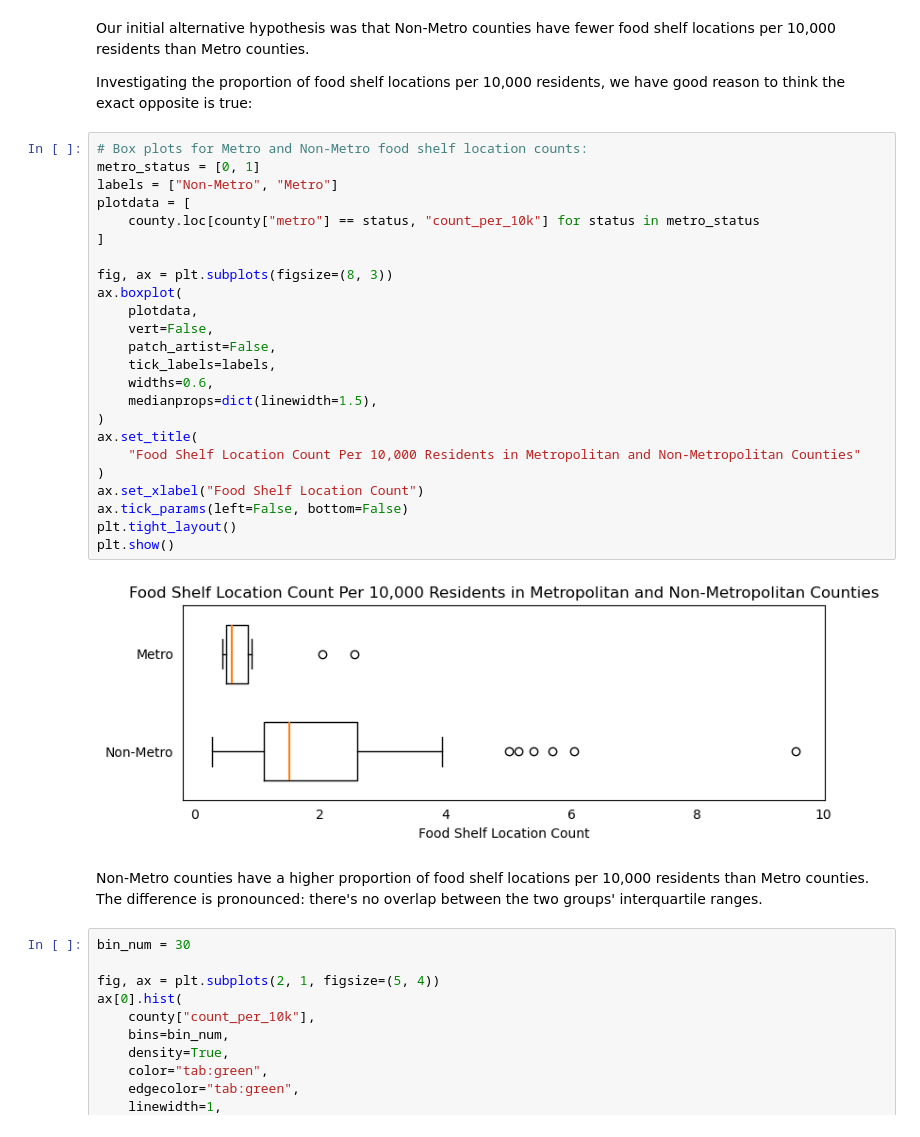
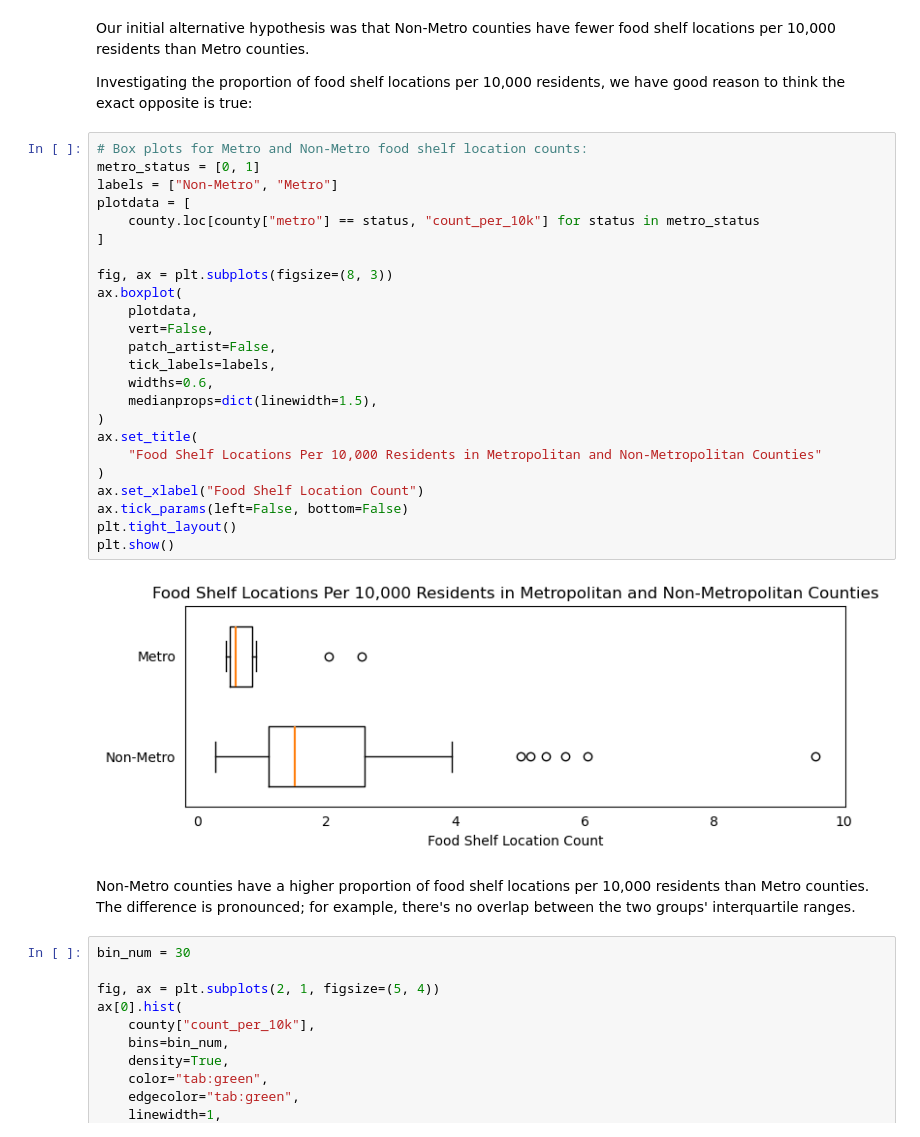
Before and after one commit to a-location-1/mn-food-shelf-analysis, a Jupyter notebook: food_shelf_analysis.ipynb, the cells around one changed output. Drawn from its saved outputs; the diff is of its cells as text.

```diff
--- a/food_shelf_analysis.ipynb
+++ b/food_shelf_analysis.ipynb
@@ -75,31 +81,31 @@ Investigating the proportion of food shelf locations per 10,000 residents, we ha
 # %%
 # Box plots for Metro and Non-Metro food shelf location counts:
 metro_status = [0, 1]
 labels = ["Non-Metro", "Metro"]
 plotdata = [
     county.loc[county["metro"] == status, "count_per_10k"] for status in metro_status
 ]
 
 fig, ax = plt.subplots(figsize=(8, 3))
 ax.boxplot(
     plotdata,
     vert=False,
     patch_artist=False,
     tick_labels=labels,
     widths=0.6,
     medianprops=dict(linewidth=1.5),
 )
 ax.set_title(
-    "Food Shelf Location Count Per 10,000 Residents in Metropolitan and Non-Metropolitan Counties"
+    "Food Shelf Locations Per 10,000 Residents in Metropolitan and Non-Metropolitan Counties"
 )
 ax.set_xlabel("Food Shelf Location Count")
 ax.tick_params(left=False, bottom=False)
 plt.tight_layout()
 plt.show()
 # %% [output]
-[figure, old version]
+[figure, new version]
 # %% [markdown]
-Non-Metro counties have a higher proportion of food shelf locations per 10,000 residents than Metro counties. The difference is pronounced: there's no overlap between the two groups' interquartile ranges.
+Non-Metro counties have a higher proportion of food shelf locations per 10,000 residents than Metro counties. The difference is pronounced; for example, there's no overlap between the two groups' interquartile ranges.
 # %%
 bin_num = 30
 
```
Also changed, not shown: parts of 33 cells of this notebook.
